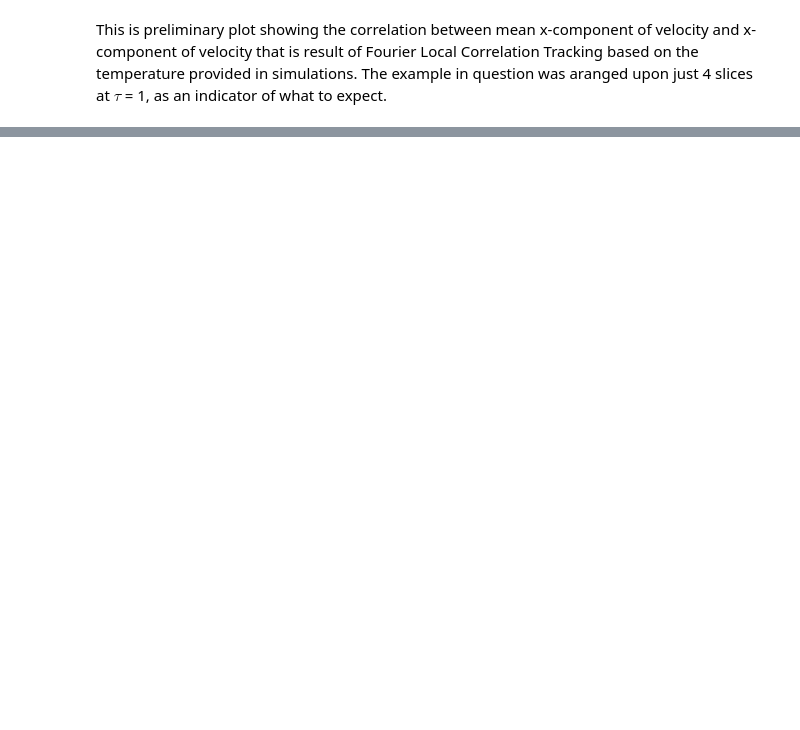
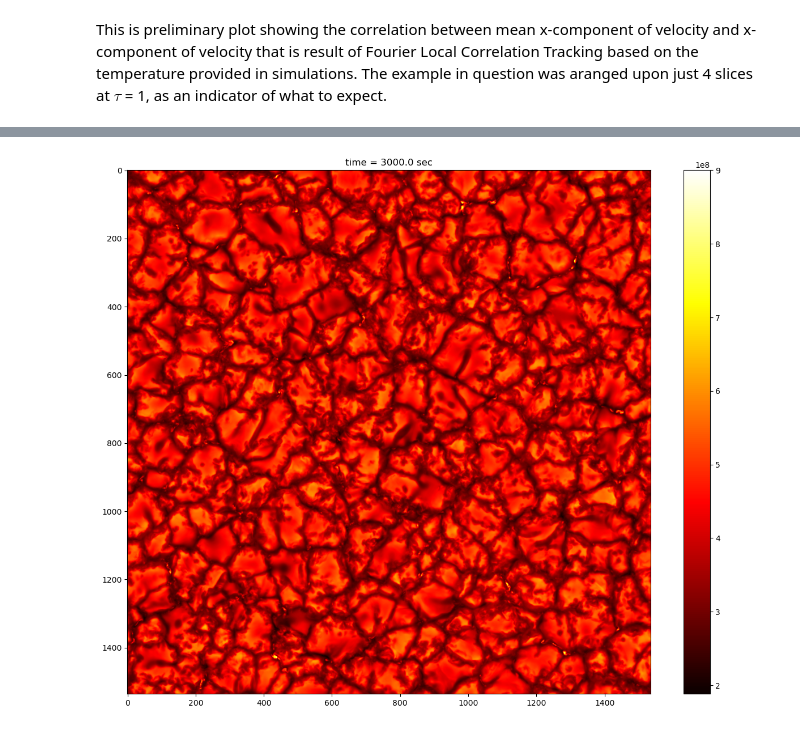
Before and after one commit to TheodoreKostic/Tracking_features, a Jupyter notebook: ISSI_Flow_tracking/Low_number_check.ipynb, the cells around one changed output, grey strips where cells are left out. Cells and saved outputs as stored; diff of their text form; code cells hidden in the pictures; blank space fills up the shorter version.

```diff
--- a/ISSI_Flow_tracking/Low_number_check.ipynb
+++ b/ISSI_Flow_tracking/Low_number_check.ipynb
@@ -203,0 +287,11 @@ ax.set_ylim(lims)
+# %%
+iter1=15000
+
+Int=muram.MuramIntensity('',iter1)
+plt.figure(figsize=(15,12))
+plt.imshow(Int,cmap='hot')
+plt.title(f"time = {Int.time} sec")
+plt.colorbar()
+plt.show()
+# %% [output]
+[figure, added]
```
Also changed, not shown: parts of 13 cells of this notebook.
